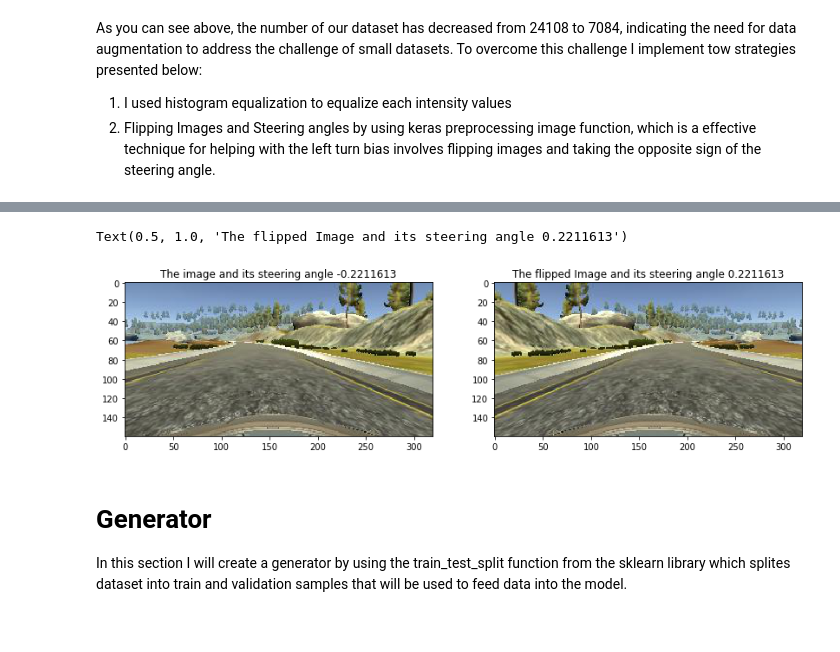
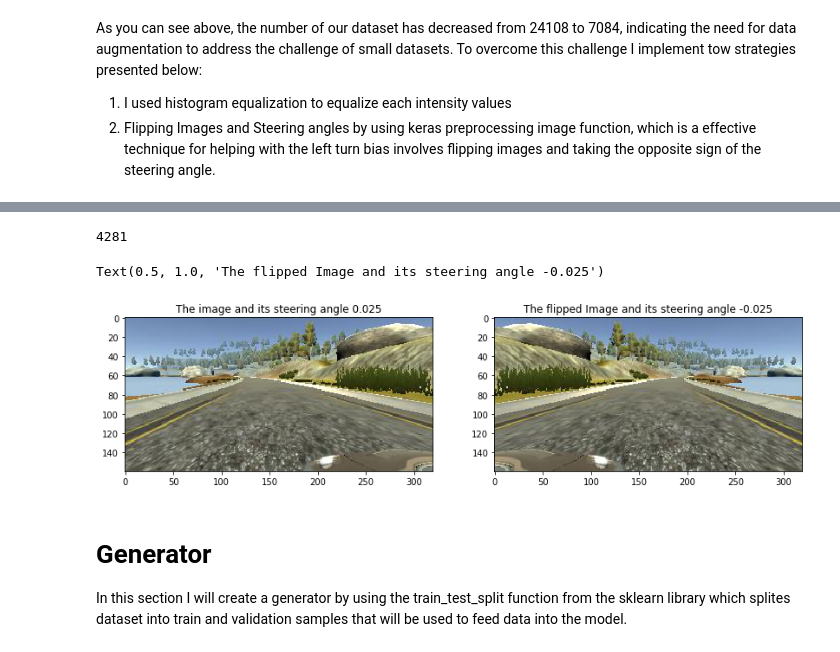
Before and after one commit to A2Amir/Behavioral-Cloning, a Jupyter notebook: Project.ipynb, the cells around one changed output, grey strips where cells are left out. Saved outputs shown, nothing was run; the diff lists cells and outputs as text; code cells hidden in the pictures.

```diff
--- a/Project.ipynb
+++ b/Project.ipynb
@@ -257,14 +258,15 @@ Text(0.5, 1.0, 'Image after histogram Equalization')
 # %%
 figure,ax= plt.subplots(nrows=1, ncols=2,figsize=(14,8))
-index=random.choice(range(0, car_images.shape[0]))
-
+index=random.choice(range(0, car_images.shape[0],3))
+print(index)
 ax[0].imshow(car_images[index])
 ax[0].set_title("The image and its steering angle "+str(steering_angles[index]))
 ax[1].imshow(keras.preprocessing.image.image.flip_axis(car_images[index],1))
 ax[1].set_title("The flipped Image and its steering angle "+str(-steering_angles[index]))
 # %% [output]
-Text(0.5, 1.0, 'The flipped Image and its steering angle 0.2211613')
+4281
+Text(0.5, 1.0, 'The flipped Image and its steering angle -0.025')
-[figure, old version]
+[figure, new version]
 # %% [markdown]
 # Generator
 
```
Also changed, not shown: parts of 6 cells of this notebook.
